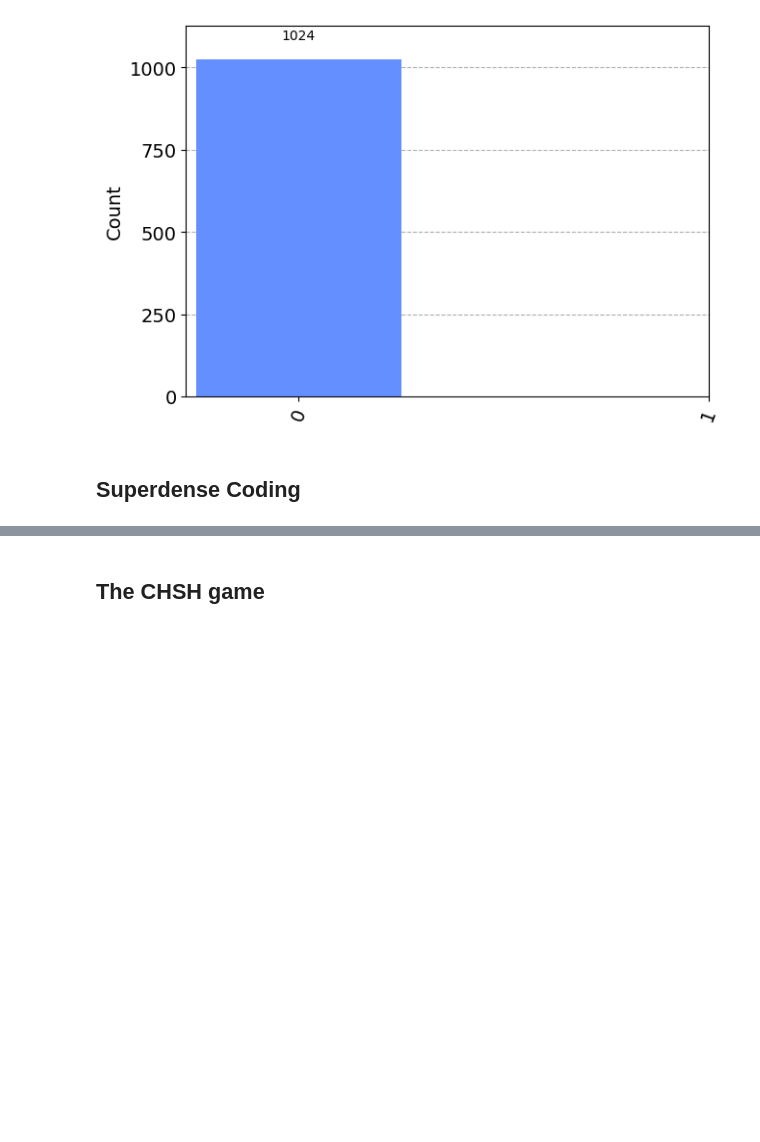
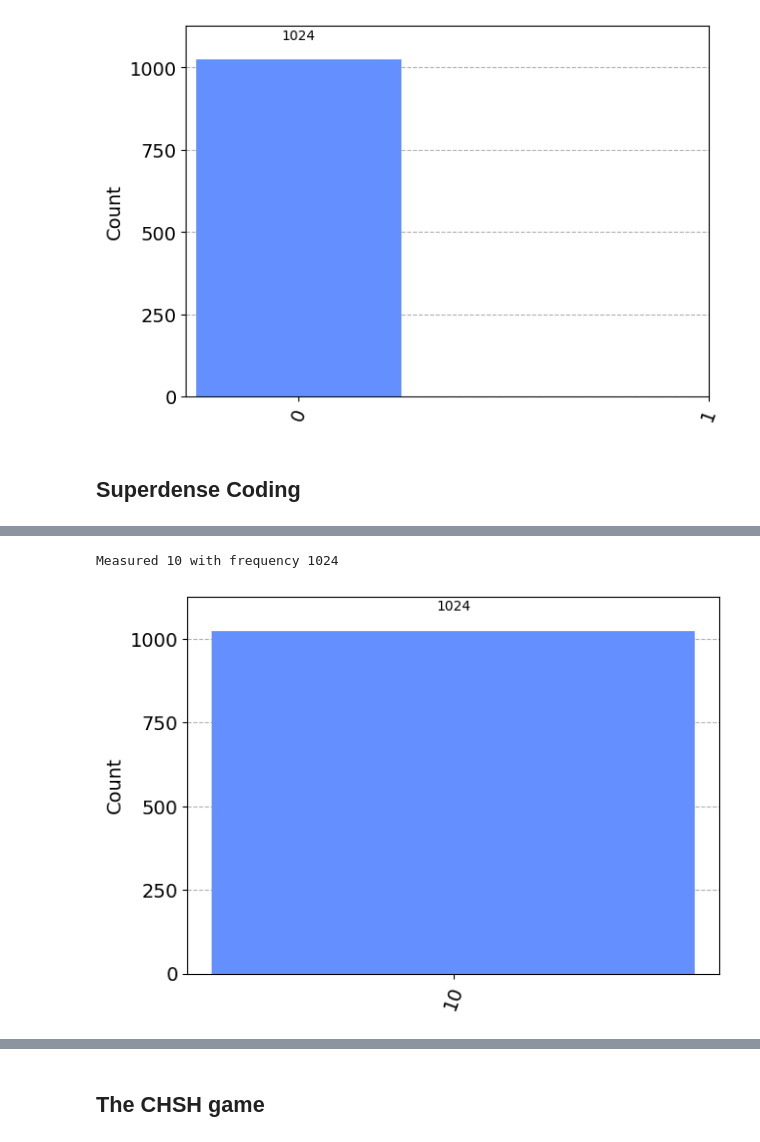
Before and after one commit to amandaturney/qml, a Jupyter notebook: qiskit/basics_of_quantum_information/4_entanglement_in_action.ipynb, the cells around one changed output, grey strips where cells are left out. Cells and saved outputs as stored; diff of their text form; code cells hidden in the pictures; blank space fills up the shorter version.

```diff
--- a/qiskit/basics_of_quantum_information/4_entanglement_in_action.ipynb
+++ b/qiskit/basics_of_quantum_information/4_entanglement_in_action.ipynb
@@ -142,0 +195,11 @@ plot_histogram(filtered_counts)
+# %%
+from qiskit_aer import AerSimulator
+from qiskit.visualization import plot_histogram
+
+counts = AerSimulator().run(protocol).result().get_counts()
+for outcome, frequency in counts.items():
+    print(f"Measured {outcome} with frequency {frequency}")
+plot_histogram(counts)
+# %% [output]
+Measured 10 with frequency 1024
+[figure, added]
```
Also changed, not shown: parts of 31 cells of this notebook, 3 other files.
